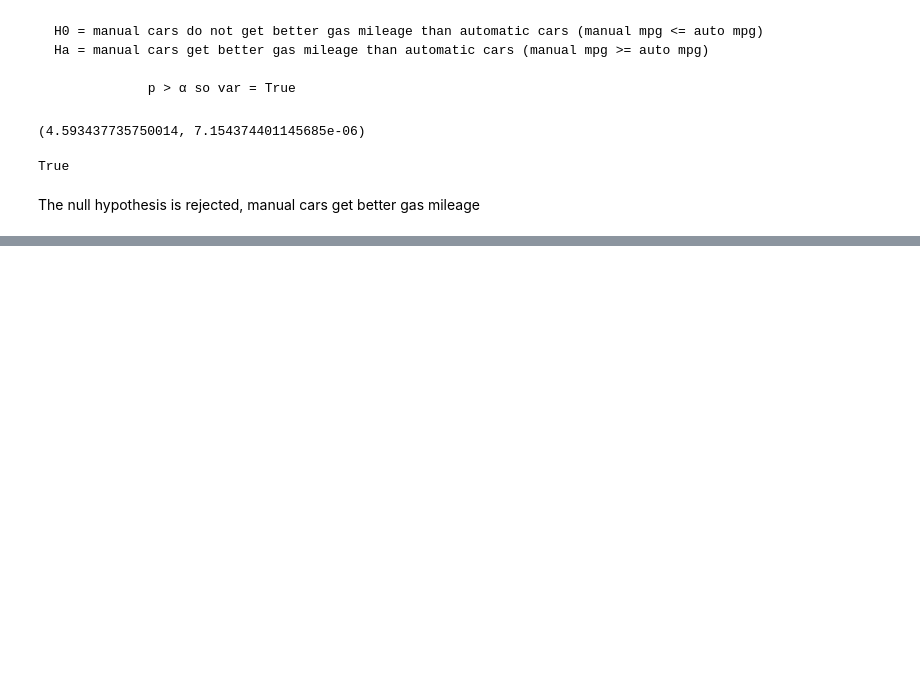
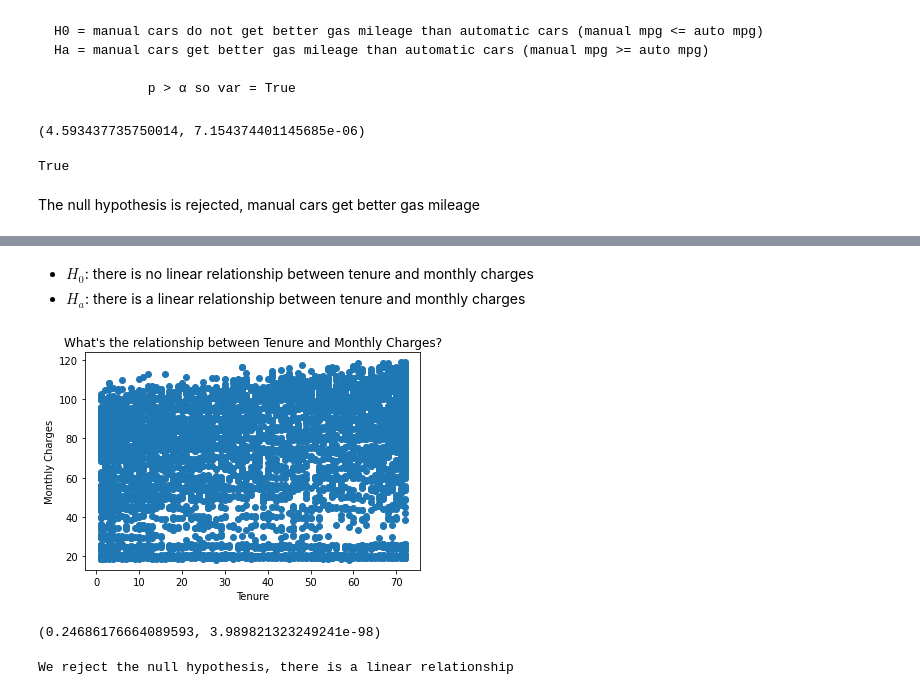
Before and after one commit to DanChurchill/statistics-exercises, a Jupyter notebook: hypothesis_testing.ipynb, the cells around one changed output, grey strips where cells are left out. Cells and saved outputs as stored; diff of their text form; code cells hidden in the pictures; blank space fills up the shorter version.

```diff
--- a/hypothesis_testing.ipynb
+++ b/hypothesis_testing.ipynb
@@ -180,0 +188,7 @@ The null hypothesis is rejected, manual cars get better gas mileage
+# %%
+# import telco data from the csv file provided and save to dataframe
+telco = pd.read_csv('telco_churn - telco_churn.csv')
+
+# drop NAs
+telco = telco.dropna()
+telco.head()
@@ -180,0 +203,3 @@ The null hypothesis is rejected, manual cars get better gas mileage
+# %% [markdown]
+- $H_0$: there is no linear relationship between tenure and monthly charges
+- $H_a$: there is a linear relationship between tenure and monthly charges
@@ -180,0 +209,27 @@ The null hypothesis is rejected, manual cars get better gas mileage
+# %%
+#get columns and plot the data
+x = telco.tenure
+y = telco.MonthlyCharges
+
+plt.scatter(x, y)
+
+plt.title("What's the relationship between Tenure and Monthly Charges?")
+plt.xlabel('Tenure')
+plt.ylabel('Monthly Charges')
+plt.show()
+# %% [output]
+[figure, added]
+# %%
+# calculate values
+r,p = stats.pearsonr(x,y)
+r,p
+# %% [output]
+(0.24686176664089593, 3.989821323249241e-98)
+# %%
+#evaluate p-value
+if p < alpha:
+    print("We reject the null hypothesis, there is a linear relationship")
+else:
+    print("We fail to reject the null hypothesis, there is no linear relationship")
+# %% [output]
+We reject the null hypothesis, there is a linear relationship
```
Also changed, not shown: parts of 43 cells of this notebook.
